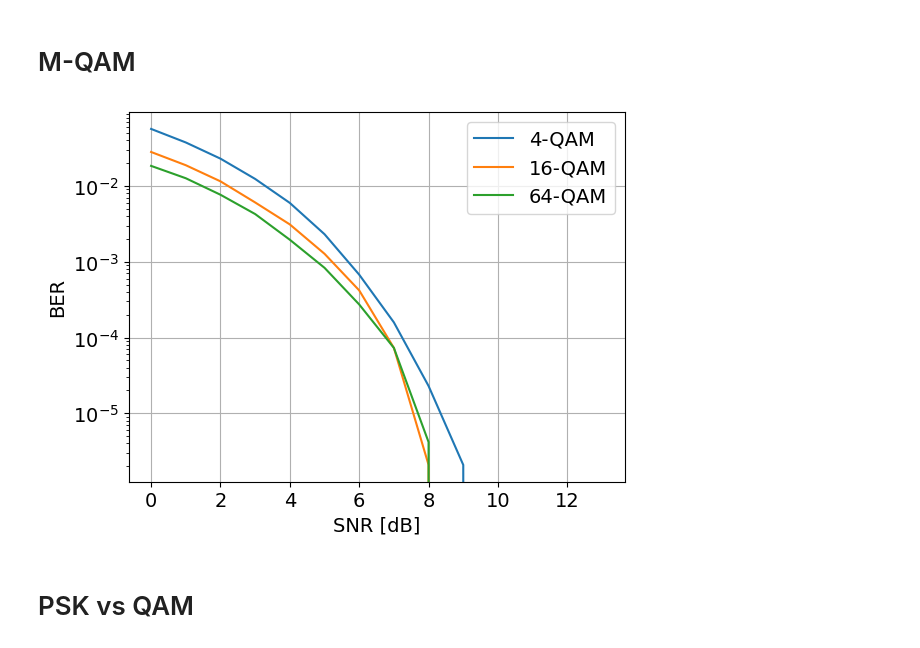
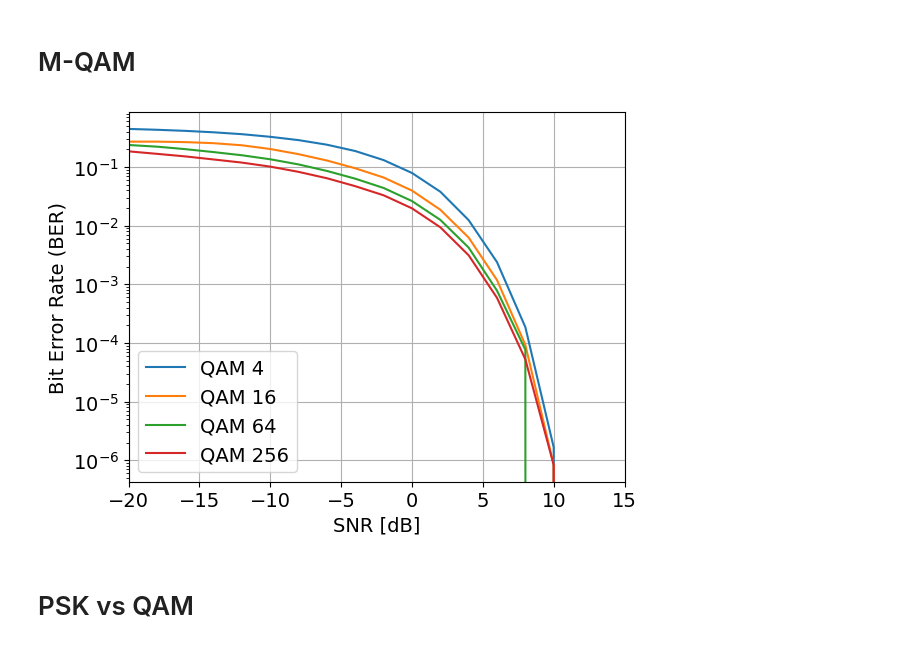
Before and after one commit to gabrielluizep/workbook-eng-telecom, a Jupyter notebook: com1/ber_qam_psk.ipynb, the cells around one changed output. Drawn from its saved outputs; the diff is of its cells as text; code cells hidden in the pictures.

```diff
--- a/com1/ber_qam_psk.ipynb
+++ b/com1/ber_qam_psk.ipynb
@@ -40,35 +62,20 @@ plt.show()
 # %% [markdown]
 # M-QAM
-# %%
-data = np.random.randint(0, 1, 2 * 4 * 6 * 10000)
-
-fig, ax = plt.subplots()
-
-for M in [4, 16, 64]:
-    qam_modulation = komm.QAModulation(M)
-
-    qam_symbols = qam_modulation.modulate(data)
-
-    qam_ber = []
-    for snr in np.arange(1, 15):
-        snr_linear = 10 ** (snr / 10)
-        awg_channel = komm.AWGNChannel(snr=snr_linear, signal_power=1)
-
-        qam_noisy = awg_channel(qam_symbols)
-
-        qam_demodulated = qam_modulation.demodulate(qam_noisy)
-
-        qam_ber.append(np.bitwise_xor(qam_demodulated, data).sum() / len(data))
-
-    ax.semilogy(qam_ber, label=f"{M}-QAM")
-
-ax.set_xlabel("SNR [dB]")
-ax.set_ylabel("BER")
-
-ax.legend()
-
-plt.show()
-# %% [output]
-[figure, removed]
+# %%
+fig, ax = plt.subplots()
+
+for i, M in enumerate(qam_orders):
+    ax.semilogy(snrs, qam_ber[i], label=f"QAM {M}")
+
+ax.set_xlim(-20, 15)
+
+ax.set_xlabel("SNR [dB]")
+ax.set_ylabel("Bit Error Rate (BER)")
+
+ax.legend()
+
+plt.show()
+# %% [output]
+[figure, added]
 # %% [markdown]
 # PSK vs QAM
```
Also changed, not shown: parts of 5 cells of this notebook, 5 other files.
